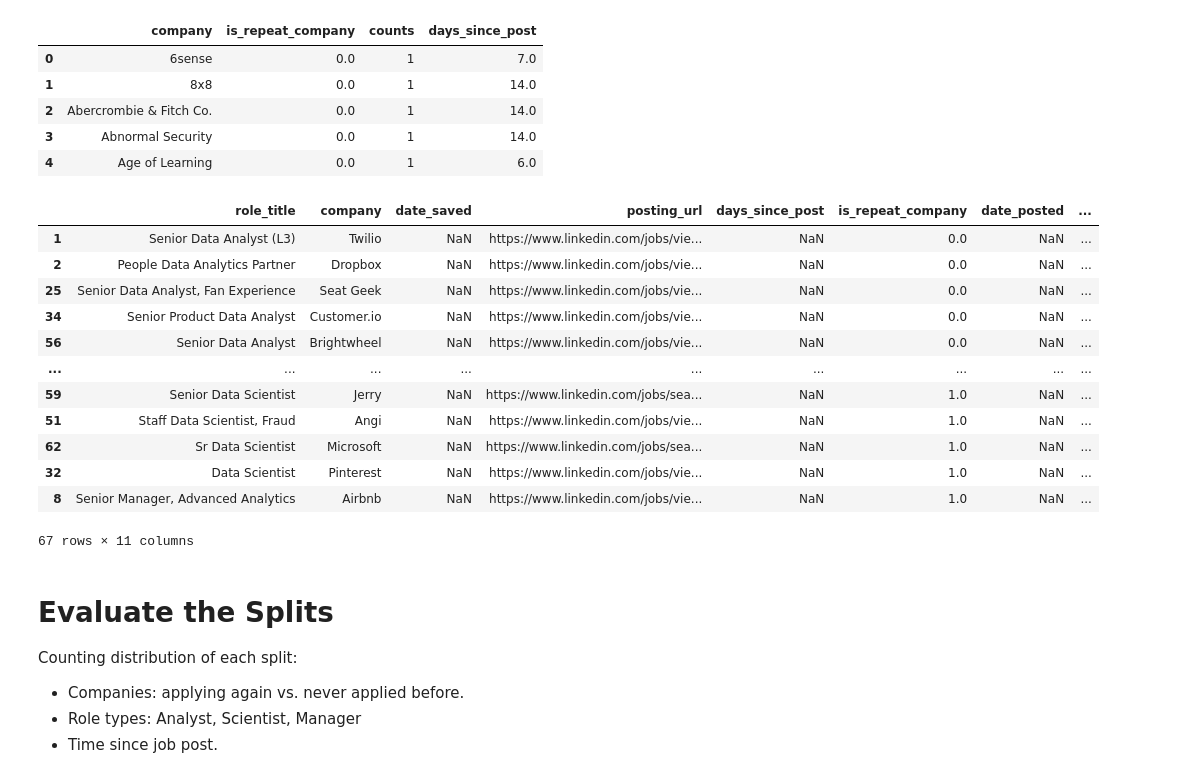
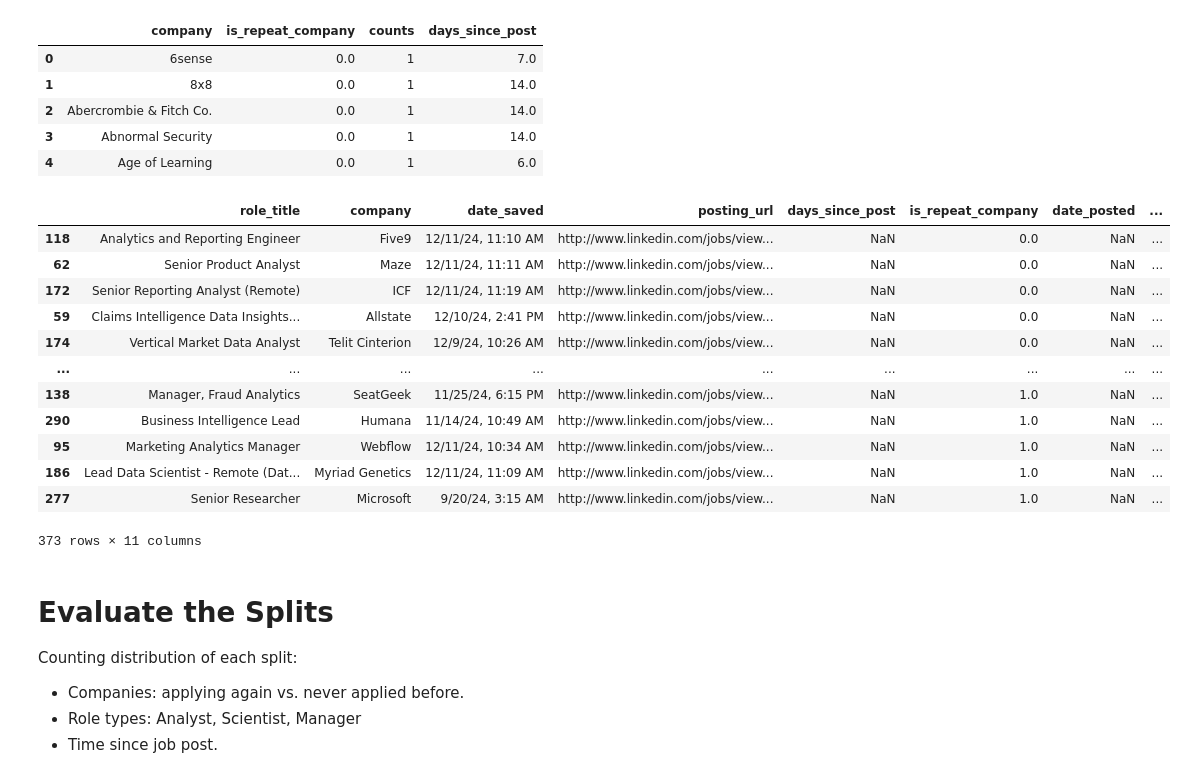
Before and after one commit to jeffreysanglin/resume_experiment, a Jupyter notebook: DataProcessing.ipynb, the cells around one changed output. Cells and saved outputs as stored; diff of their text form; code cells hidden in the pictures.

```diff
--- a/DataProcessing.ipynb
+++ b/DataProcessing.ipynb
@@ -56,7 +56,7 @@ import os
 import numpy as np
 import pandas as pd
 import random
-from IPython.display import FileLink
+from IPython.display import FileLink, Markdown
 
 #from sklearn.model_selection import StratifiedShuffleSplit <--this didn't work, because some groupings only have 1 job role.
 
@@ -64,8 +64,17 @@ from IPython.display import FileLink
 data_folder = "/notebooks/resume_experiment/data"
 dataf = "modified_data.csv"
 dataf2 = "modified_data II.csv"
+dataf3 = "modified_data III.csv"
+dataf4 = "modified_data IV.csv"
+dataf5 = "modified_data V.csv"
+dataf6 = "modified_data VI.csv"
+
 data_file = os.path.join(data_folder, dataf)
-data_file2 = os.path.join(data_folder,dataf2)
+data_file2 = os.path.join(data_folder, dataf2)
+data_file3 = os.path.join(data_folder, dataf3)
+data_file4 = os.path.join(data_folder, dataf4)
+data_file5 = os.path.join(data_folder, dataf5)
+data_file6 = os.path.join(data_folder, dataf6)
 
 print(data_file)
 # %% [output]
@@ -97,3 +106,8 @@ def procData(fname):
 
 raw_df = procData(dataf)
 raw_df2 = procData(dataf2)
+raw_df3 = procData(dataf3)
+raw_df4 = procData(dataf4)
+raw_df5 = procData(dataf5)
+raw_df6 = procData(dataf6)
+display(raw_df6.head())
@@ -168,46 +189,51 @@ def sortingHat(data, stratification_col, split_percent=0.5, seed=42):
 
     #Setting our seed
     rng = np.random.default_rng(seed)
 
     # Create a new column for the splits
     data['ab_split'] = np.nan
 
     for s in uni_strats:
        # Filter rows for the current stratification group
         sorting_df = data.loc[data[stratification_col] == s]
         nrows = sorting_df.shape[0]
 
         # Generate random splits and align indices
         split = pd.Series(rng.integers(low=0, high=1, size=nrows, endpoint=True), index=sorting_df.index)
 
         # Assign the split values to the DataFrame
         data.loc[sorting_df.index, 'ab_split'] = split
 
         #print(f"{s}: {sorting_df.shape}")
         #print(split)
         #display(data.loc[sorting_df.index].head(2))
 
     #uni_strats['ab_split'] = pd.Series(rng.integers(low=0, high=1, size=uni_strats.shape[0], endpoint=True), index=uni_strats.index)
 
     return(data)
 
 sort_split = sortingHat(raw_df, 'sorting_hat_col', split_percent=0.5).sort_values(by="sorting_hat_col")
 sort_split2 = sortingHat(raw_df2, 'sorting_hat_col', split_percent=0.5).sort_values(by="sorting_hat_col")
-display(sort_split2)
+sort_split3 = sortingHat(raw_df3, 'sorting_hat_col', split_percent=0.5).sort_values(by="sorting_hat_col")
+sort_split4 = sortingHat(raw_df4, 'sorting_hat_col', split_percent=0.5).sort_values(by="sorting_hat_col")
+sort_split5 = sortingHat(raw_df5, 'sorting_hat_col', split_percent=0.5).sort_values(by="sorting_hat_col")
+sort_split6 = sortingHat(raw_df6, 'sorting_hat_col', split_percent=0.5).sort_values(by="sorting_hat_col")
+
+display(sort_split6)
 # %% [output]
 |  | role_title | company | date_saved | posting_url | days_since_post | is_repeat_company | date_posted | ... |
-| 1 | Senior Data Analyst (L3) | Twilio | NaN | https://www.linkedin.com/jobs/vie... | NaN | 0.0 | NaN | ... |
-| 2 | People Data Analytics Partner | Dropbox | NaN | https://www.linkedin.com/jobs/vie... | NaN | 0.0 | NaN | ... |
-| 25 | Senior Data Analyst, Fan Experience | Seat Geek | NaN | https://www.linkedin.com/jobs/vie... | NaN | 0.0 | NaN | ... |
-| 34 | Senior Product Data Analyst | Customer.io | NaN | https://www.linkedin.com/jobs/vie... | NaN | 0.0 | NaN | ... |
-| 56 | Senior Data Analyst | Brightwheel | NaN | https://www.linkedin.com/jobs/vie... | NaN | 0.0 | NaN | ... |
+| 118 | Analytics and Reporting Engineer | Five9 | 12/11/24, 11:10 AM | http://www.linkedin.com/jobs/view... | NaN | 0.0 | NaN | ... |
+| 62 | Senior Product Analyst | Maze | 12/11/24, 11:11 AM | http://www.linkedin.com/jobs/view... | NaN | 0.0 | NaN | ... |
+| 172 | Senior Reporting Analyst (Remote) | ICF | 12/11/24, 11:19 AM | http://www.linkedin.com/jobs/view... | NaN | 0.0 | NaN | ... |
+| 59 | Claims Intelligence Data Insights... | Allstate | 12/10/24, 2:41 PM | http://www.linkedin.com/jobs/view... | NaN | 0.0 | NaN | ... |
+| 174 | Vertical Market Data Analyst | Telit Cinterion | 12/9/24, 10:26 AM | http://www.linkedin.com/jobs/view... | NaN | 0.0 | NaN | ... |
 | ... | ... | ... | ... | ... | ... | ... | ... | ... |
-| 59 | Senior Data Scientist | Jerry | NaN | https://www.linkedin.com/jobs/sea... | NaN | 1.0 | NaN | ... |
-| 51 | Staff Data Scientist, Fraud | Angi | NaN | https://www.linkedin.com/jobs/vie... | NaN | 1.0 | NaN | ... |
-| 62 | Sr Data Scientist | Microsoft | NaN | https://www.linkedin.com/jobs/sea... | NaN | 1.0 | NaN | ... |
-| 32 | Data Scientist | Pinterest | NaN | https://www.linkedin.com/jobs/vie... | NaN | 1.0 | NaN | ... |
-| 8 | Senior Manager, Advanced Analytics | Airbnb | NaN | https://www.linkedin.com/jobs/vie... | NaN | 1.0 | NaN | ... |
+| 138 | Manager, Fraud Analytics | SeatGeek | 11/25/24, 6:15 PM | http://www.linkedin.com/jobs/view... | NaN | 1.0 | NaN | ... |
+| 290 | Business Intelligence Lead | Humana | 11/14/24, 10:49 AM | http://www.linkedin.com/jobs/view... | NaN | 1.0 | NaN | ... |
+| 95 | Marketing Analytics Manager | Webflow | 12/11/24, 10:34 AM | http://www.linkedin.com/jobs/view... | NaN | 1.0 | NaN | ... |
+| 186 | Lead Data Scientist - Remote (Dat... | Myriad Genetics | 12/11/24, 11:09 AM | http://www.linkedin.com/jobs/view... | NaN | 1.0 | NaN | ... |
+| 277 | Senior Researcher | Microsoft | 9/20/24, 3:15 AM | http://www.linkedin.com/jobs/view... | NaN | 1.0 | NaN | ... |
-67 rows × 11 columns
+373 rows × 11 columns
 # %%
 #split_df = pd.merge(raw_df, sort_split, how='outer', on='sorting_hat_col').sort_values(by="sorting_hat_col")
 #display(split_df)
```
Also changed, not shown: parts of 5 cells of this notebook, 1 other file.
